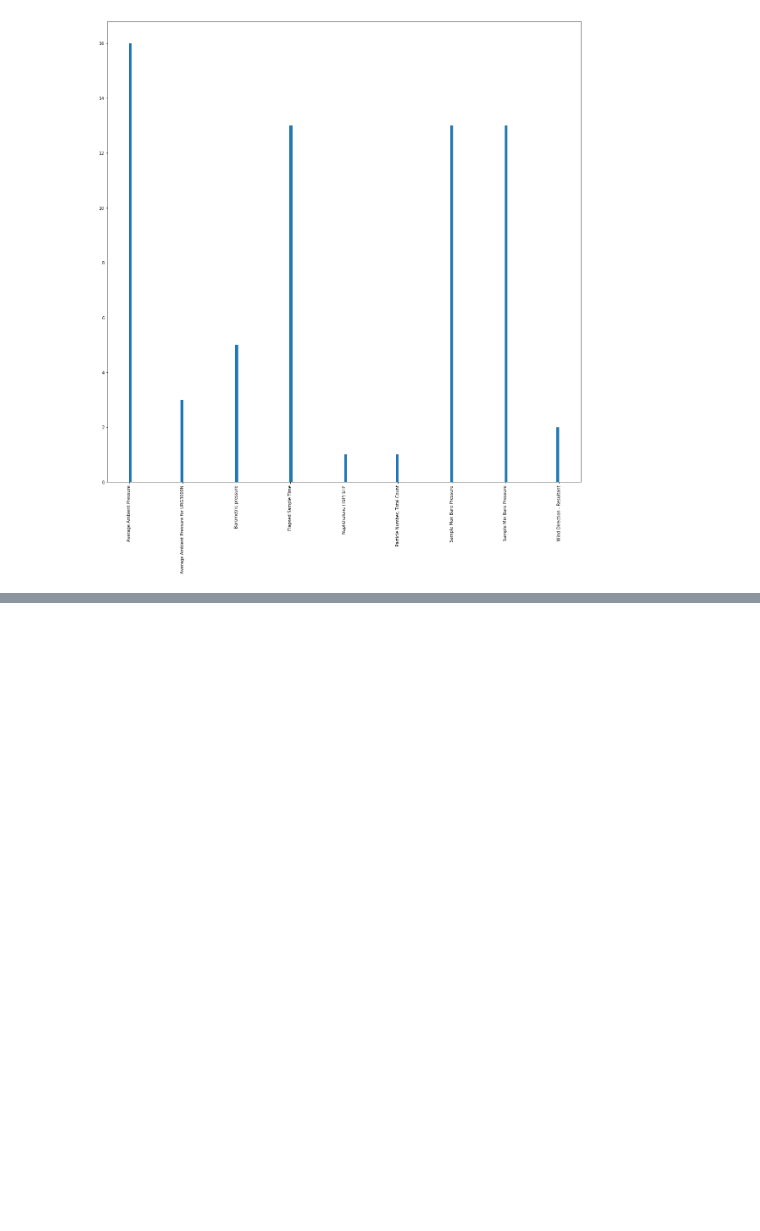
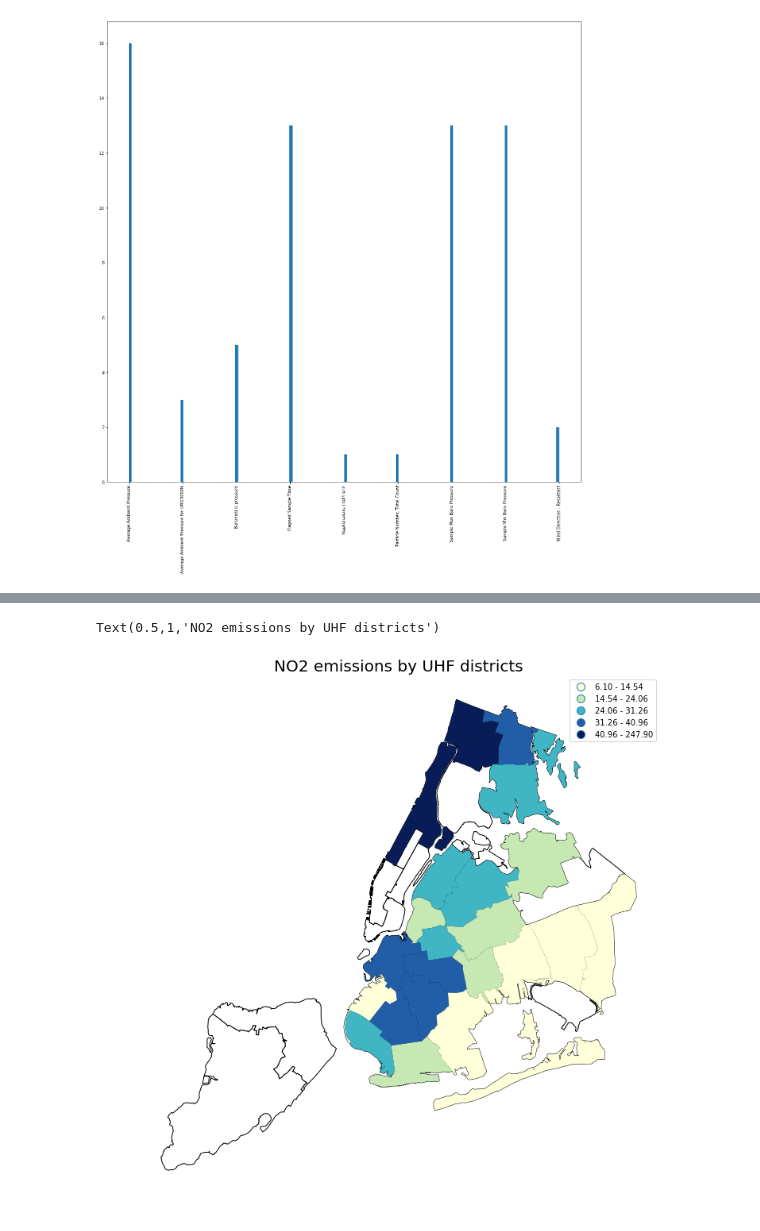
Before and after one commit to gauravcusp/PUI_EC, a Jupyter notebook: Untitled.ipynb, the cells around one changed output, grey strips where cells are left out. Saved outputs shown, nothing was run; the diff lists cells and outputs as text; code cells hidden in the pictures; blank space fills up the shorter version.

```diff
--- a/Untitled.ipynb
+++ b/Untitled.ipynb
@@ -59,0 +96,2 @@ pl.show()
+# %%
+boiler_NO = boiler[boiler.name=='Boiler Emissions- Total NOx Emissions']
@@ -59,0 +148,10 @@ pl.show()
+# %%
+uhf_no = pd.merge(uhf, boiler_NO, left_on='UHF34_CODE', right_on='geo_entity_id')
+# %%
+ax= uhf.plot(figsize=(12,12), color='w', edgecolor='k')
+ax1=uhf_no.plot(ax=ax,column='data_valuemessage', scheme='quantiles',cmap='YlGnBu', legend=True, figsize=(12,12))
+ax1.axis('off')
+ax1.set_title('NO2 emissions by UHF districts',size=20)
+# %% [output]
+Text(0.5,1,'NO2 emissions by UHF districts')
+[figure, added]
```
Also changed, not shown: parts of 86 cells of this notebook, 1 other file.
